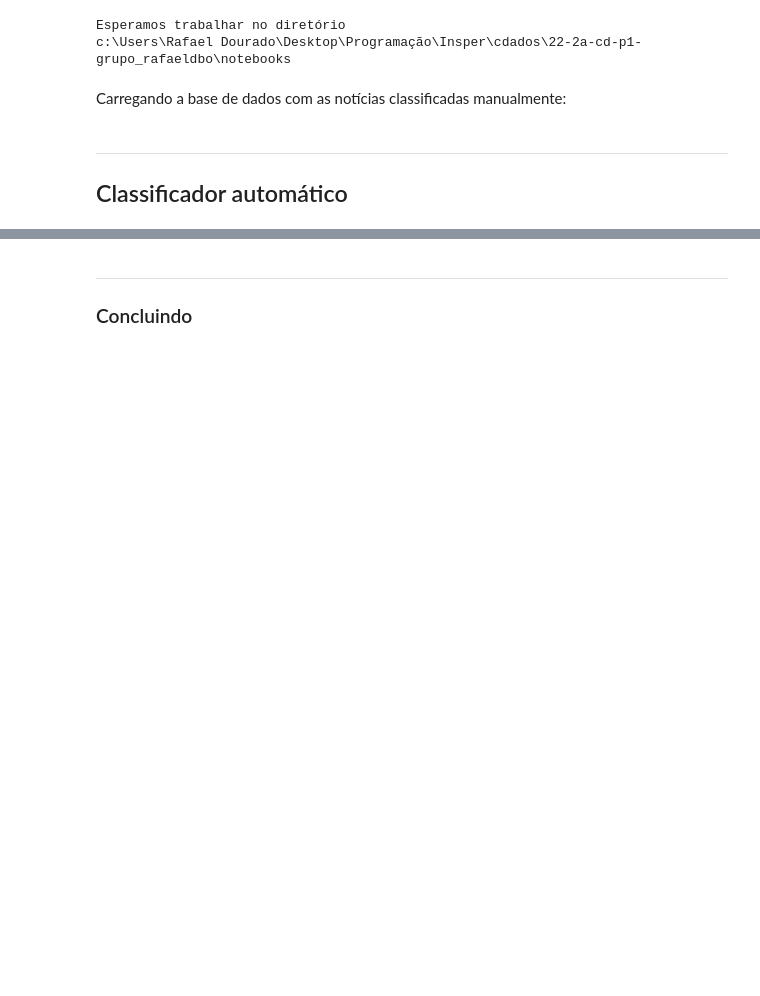
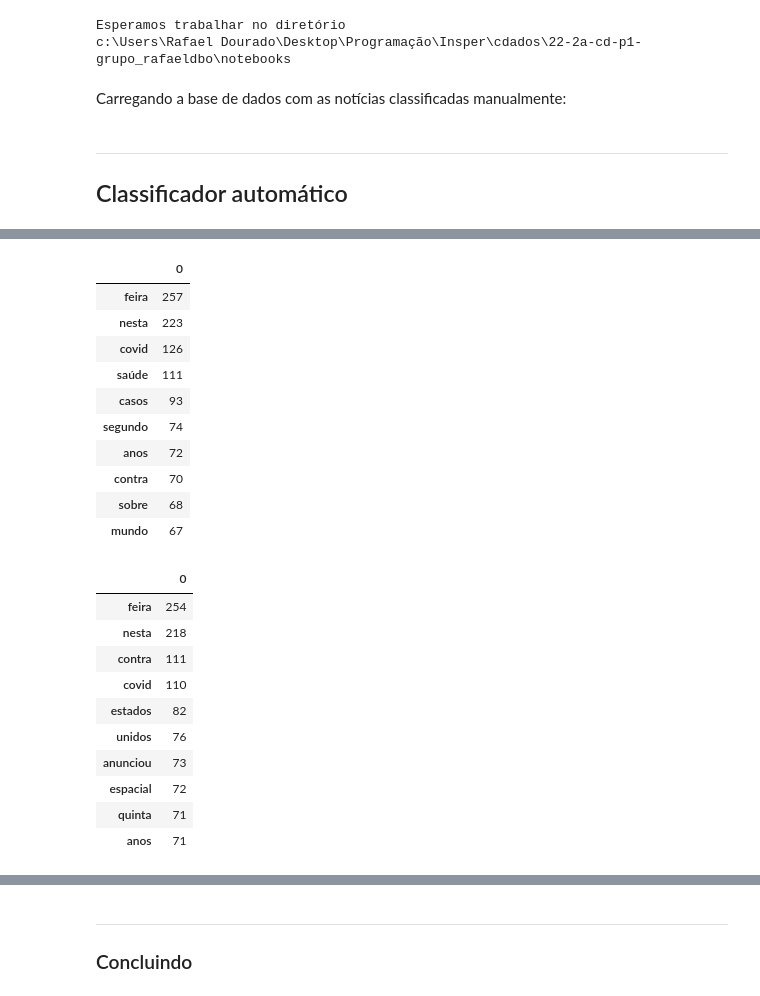
Before and after one commit to insper-classroom/22-2a-cd-p1-grupo_rafaeldbo, a Jupyter notebook: notebooks/relatorio.ipynb, the cells around one changed output, grey strips where cells are left out. Saved outputs shown, nothing was run; the diff lists cells and outputs as text; code cells hidden in the pictures; blank space fills up the shorter version.

```diff
--- a/notebooks/relatorio.ipynb
+++ b/notebooks/relatorio.ipynb
@@ -55,18 +67,23 @@ Considerando apenas as mensagens da planilha Treinamento, ensine  seu classifica
 # %%
-#Limpador
 stop_words = nltk.corpus.stopwords.words('portuguese')
 special_characters= ',.@!#$%¨&*()–_-“”:;+‘’={}[]]?/\|…""><'+"''"
 
+# Função de limpeza
 def cleanup (text):
+    # removendo espaços e quebra de linhas desnecessários
+    # colocando toda a notícia em minúsculo para que não haja essa diferenciação em palavras iguais
     text = text.strip().lower()
-    for word in special_characters:
+    for word in special_characters: # rmovendo caracteres especiais
         text = text.replace(word, " ")
 
-    text = text.strip().split()
+    text = text.strip().split() # transformando a noticia em uma lista
+    clean_text = []
     for word in text:
-        if (word in stop_words) or (word.isnumeric()) or (len(word) <= 1):
-            text.remove(word)
+        # removendo stop words e números
+        if (word not in stop_words) and (not word.isnumeric()) and (len(word) > 1):
+            clean_text.append(word)
 
-    return text
+    return clean_text
 
+# Limpando as notícias e as transformando em listas de palavras
 train["Texto"] = train["Descrição"].apply(cleanup)
@@ -80,24 +103,42 @@ portuguese = list(set(all_words))
 # %%
 # Filtrando a base de treino para cada target
-train_irrelevant = train.loc[train["Target"] == 0, :]
-train_bad = train.loc[train["Target"] == 1, :]
-train_neutral = train.loc[train["Target"] == 2, :]
-train_good = train.loc[train["Target"] == 3, :]
+train_bad = train.loc[train["Target"] == 0, :]
+train_good = train.loc[train["Target"] == 1, :]
 
-# Criando um series para cada target
-series_irrelevant = pd.Series(train_irrelevant["Texto"].sum(axis= 0))
+# Criando um Series com todas as palavras de cada target
 series_bad = pd.Series(train_bad["Texto"].sum(axis= 0))
-series_neutral = pd.Series(train_neutral["Texto"].sum(axis= 0))
 series_good = pd.Series(train_good["Texto"].sum(axis= 0))
 
-# Fazendo a frequencia absoluta
-table_irrelevant = series_irrelevant.value_counts()
+# Obtendo a frequencia absoluta de cada palavra em cada target
 table_bad = series_bad.value_counts()
-table_neutral = series_neutral.value_counts()
 table_good = series_good.value_counts()
 
-# Fazendo a probabilidade de cada target
-prob_irrelevant = (len(series_irrelevant)/len(all_words))
+# Calculando a probabilidade de cada target
 prob_bad = (len(series_bad)/len(all_words))
-prob_neutral = (len(series_neutral)/len(all_words))
 prob_good = (len(series_good)/len(all_words))
+
+display(table_bad.head(10).to_frame())
+display(table_good.head(10).to_frame())
+# %% [output]
+|  | 0 |
+| feira | 257 |
+| nesta | 223 |
+| covid | 126 |
+| saúde | 111 |
+| casos | 93 |
+| segundo | 74 |
+| anos | 72 |
+| contra | 70 |
+| sobre | 68 |
+| mundo | 67 |
+|  | 0 |
+| feira | 254 |
+| nesta | 218 |
+| contra | 111 |
+| covid | 110 |
+| estados | 82 |
+| unidos | 76 |
+| anunciou | 73 |
+| espacial | 72 |
+| quinta | 71 |
+| anos | 71 |
```
Also changed, not shown: parts of 41 cells of this notebook, 7 other files.
